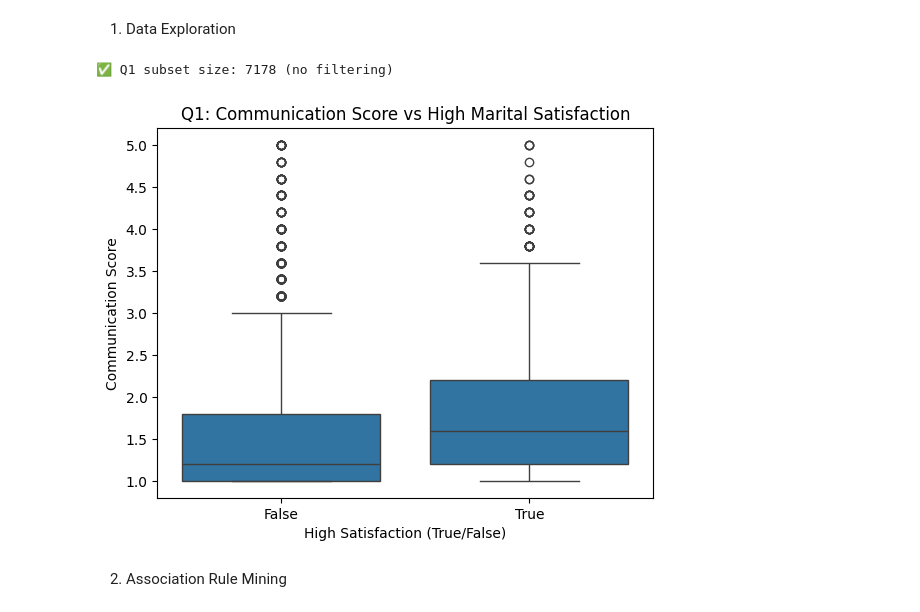
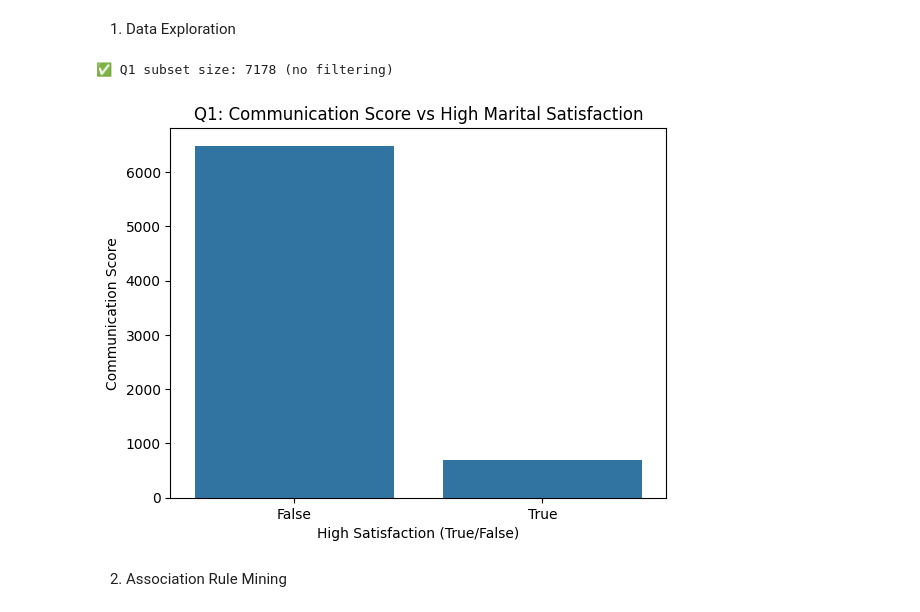
Before and after one commit to JiaJun0207/DataMiningAssignment, a Jupyter notebook: TT2L_G1.ipynb, the cells around one changed output. Cells and saved outputs as stored; diff of their text form; code cells hidden in the pictures.

```diff
--- a/TT2L_G1.ipynb
+++ b/TT2L_G1.ipynb
@@ -162,21 +162,21 @@ def mine_rules(transactions, min_support=0.03):
 # %%
 # Communication score (used across multiple questions)
 df["Communication_Score"] = df[["Love1", "Love2", "Love3", "Love4", "Love5"]].mean(axis=1)
 df["Pension"] = df["Pension"].fillna(0)
 
 # Q1: High satisfaction vs communication
 df["High_Satisfaction"] = df["Material_status"] >= 4
 df["Comm_High"] = df["Communication_Score"] >= 6
 
 print(f"\n✅ Q1 subset size: {df.shape[0]} (no filtering)")
-sns.boxplot(x="High_Satisfaction", y="Communication_Score", data=df)
+sns.countplot(x="High_Satisfaction", data=df)
 plt.title("Q1: Communication Score vs High Marital Satisfaction")
 plt.xlabel("High Satisfaction (True/False)")
 plt.ylabel("Communication Score")
 plt.show()
 # %% [output]
 ✅ Q1 subset size: 7178 (no filtering)
-[figure, old version]
+[figure, new version]
 # %% [markdown]
 2. Association Rule Mining
 # %%
```
